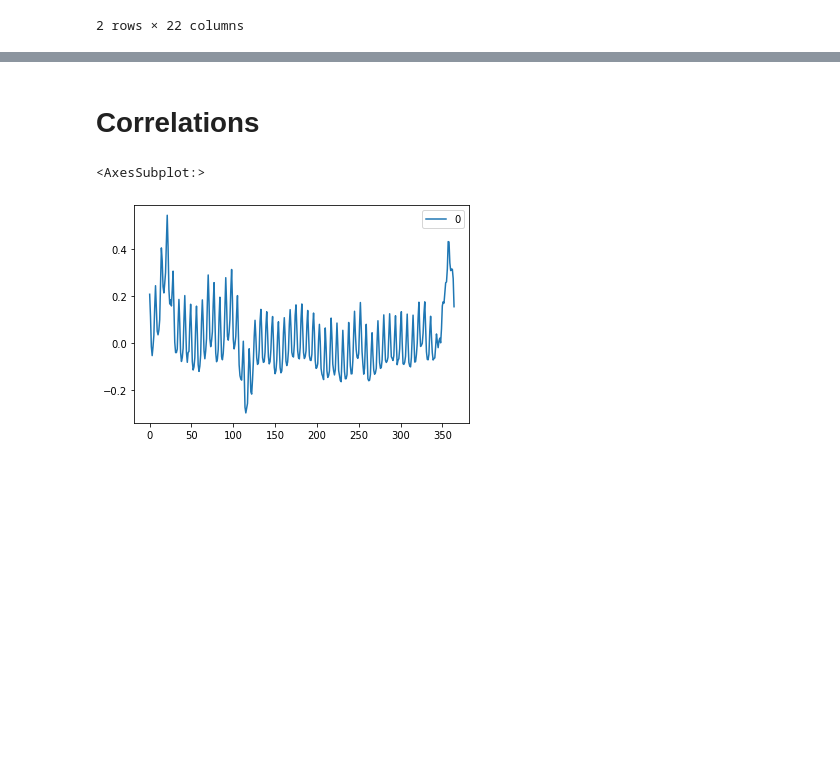
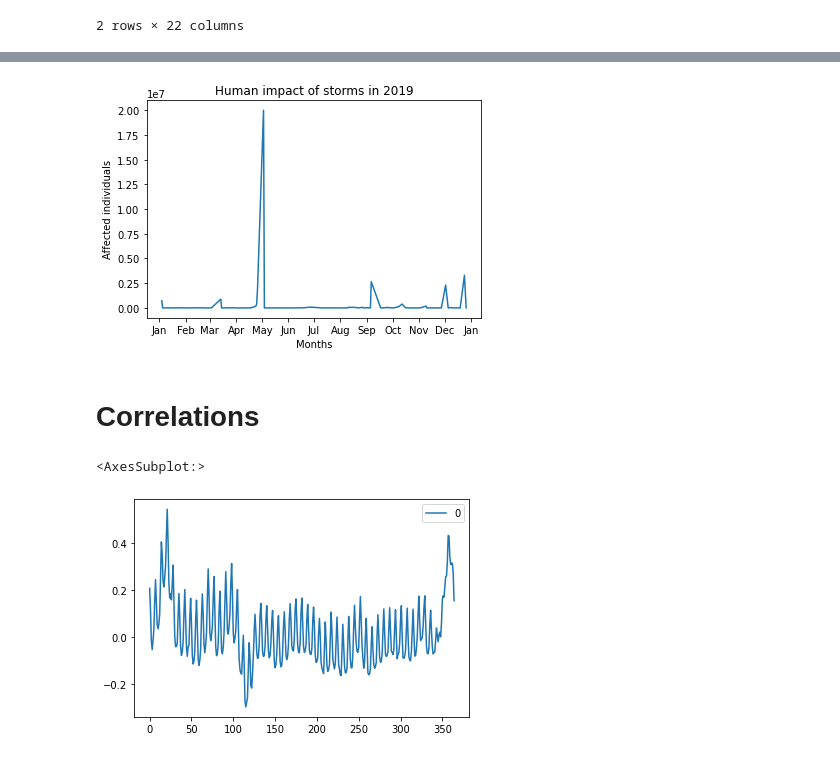
Before and after one commit to epfl-ada/ada-2021-project-data-alchemy, a Jupyter notebook: process.ipynb, the cells around one changed output, grey strips where cells are left out. Saved outputs shown, nothing was run; the diff lists cells and outputs as text; code cells hidden in the pictures; blank space fills up the shorter version.

```diff
--- a/process.ipynb
+++ b/process.ipynb
@@ -213,3 +216,14 @@ plt.show()
+# %%
+plt.xlabel('Months')
+plt.ylabel('Affected individuals')
+plt.title('Human impact of storms in 2019')
+plt.plot(dates, values_aff)
+X = plt.gca().xaxis
+X.set_major_locator(locator)
+X.set_major_formatter(fmt)
+plt.show()
+# %% [output]
+[figure, added]
 # %% [markdown]
 # Correlations
 # %%
```
Also changed, not shown: parts of 6 cells of this notebook.
